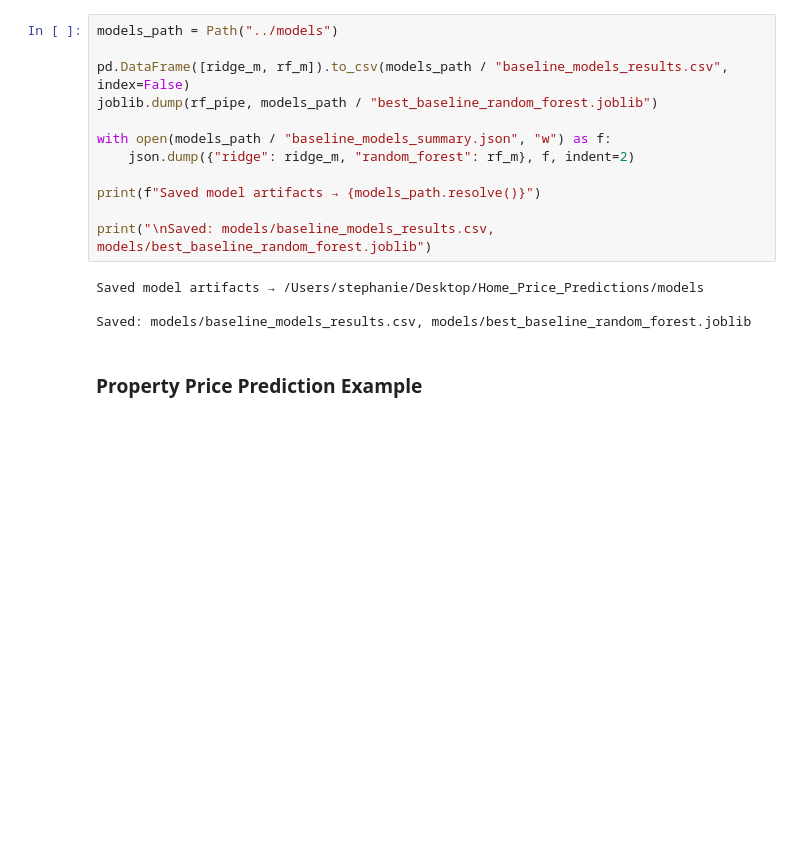
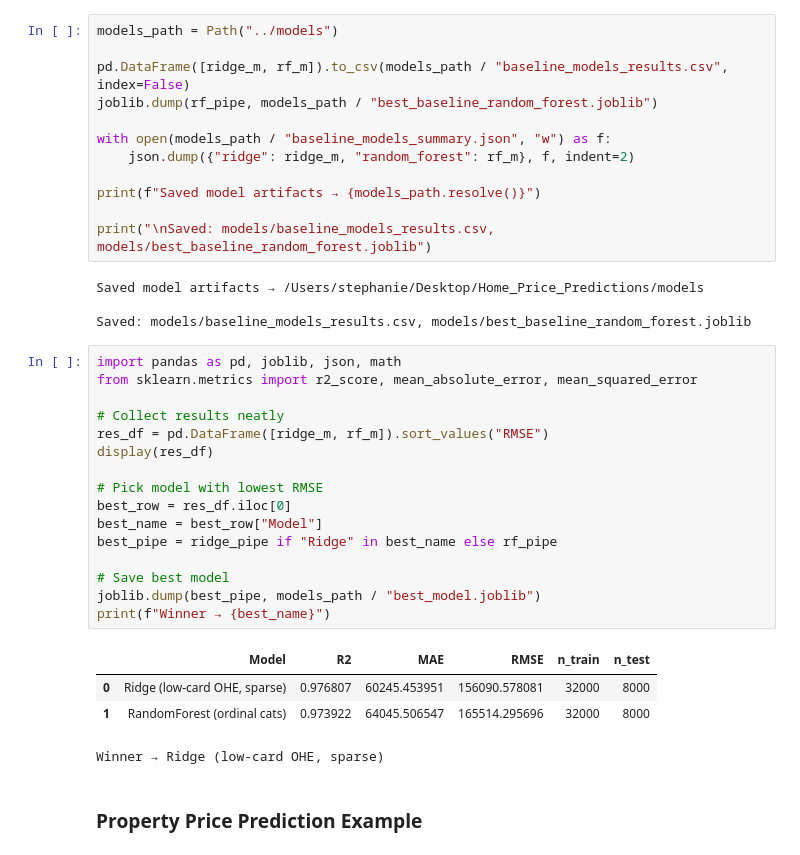
Before and after one commit to stephaniepatriciaans/Home_Price_Predictions, a Jupyter notebook: notebooks/Task 2: Baseline Model Selection, Training & Evaluation.ipynb, the cells around one changed output. Drawn from its saved outputs; the diff is of its cells as text; blank space fills up the shorter version.

```diff
--- a/notebooks/Task 2: Baseline Model Selection, Training & Evaluation.ipynb
+++ b/notebooks/Task 2: Baseline Model Selection, Training & Evaluation.ipynb
@@ -240,6 +273,27 @@ print("\nSaved: models/baseline_models_results.csv, models/best_baseline_random_
 Saved model artifacts → /Users/stephanie/Desktop/Home_Price_Predictions/models
 
 Saved: models/baseline_models_results.csv, models/best_baseline_random_forest.joblib
+# %%
+import pandas as pd, joblib, json, math
+from sklearn.metrics import r2_score, mean_absolute_error, mean_squared_error
+
+# Collect results neatly
+res_df = pd.DataFrame([ridge_m, rf_m]).sort_values("RMSE")
+display(res_df)
+
+# Pick model with lowest RMSE
+best_row = res_df.iloc[0]
+best_name = best_row["Model"]
+best_pipe = ridge_pipe if "Ridge" in best_name else rf_pipe
+
+# Save best model
+joblib.dump(best_pipe, models_path / "best_model.joblib")
+print(f"Winner → {best_name}")
+# %% [output]
+|  | Model | R2 | MAE | RMSE | n_train | n_test |
+| 0 | Ridge (low-card OHE, sparse) | 0.976807 | 60245.453951 | 156090.578081 | 32000 | 8000 |
+| 1 | RandomForest (ordinal cats) | 0.973922 | 64045.506547 | 165514.295696 | 32000 | 8000 |
+Winner → Ridge (low-card OHE, sparse)
 # %% [markdown]
 ### Property Price Prediction Example
 # %%
```
Also changed, not shown: parts of 13 cells of this notebook, 4 other files.
